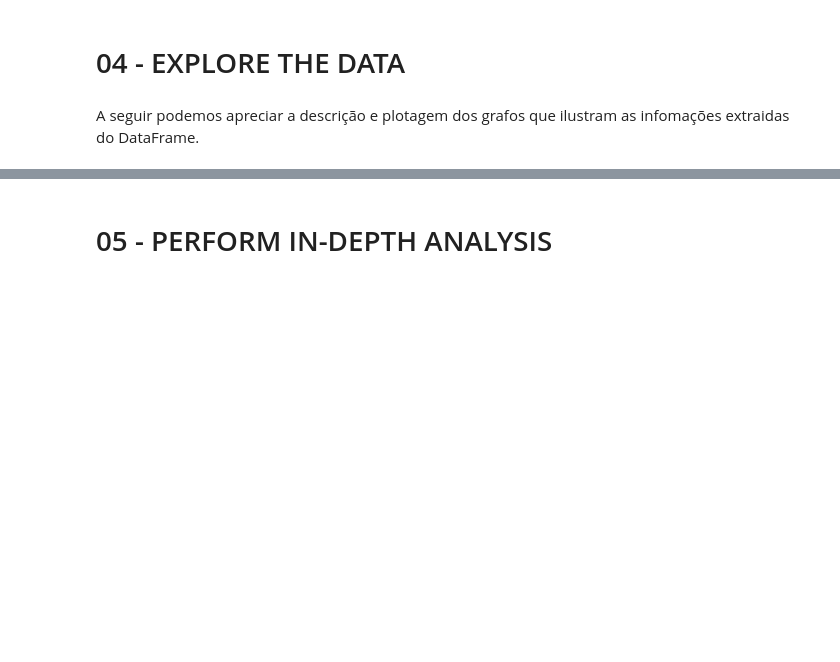
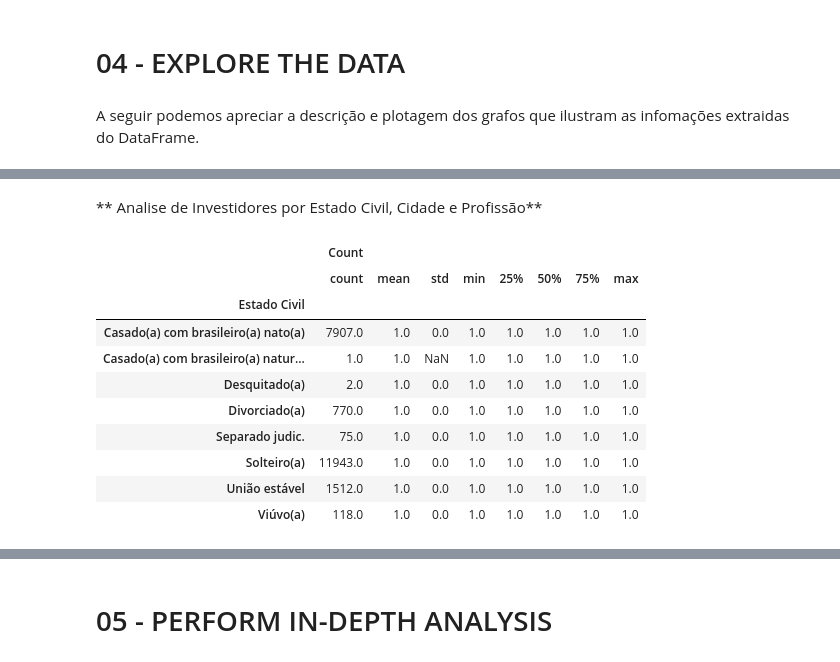
Before and after one commit to danielpiccoli1/notebooks-danielp, a Jupyter notebook: Trabalho_Final_Data_Science.ipynb, the cells around one changed output, grey strips where cells are left out. Saved outputs shown, nothing was run; the diff lists cells and outputs as text; code cells hidden in the pictures; blank space fills up the shorter version.

```diff
--- a/Trabalho_Final_Data_Science.ipynb
+++ b/Trabalho_Final_Data_Science.ipynb
@@ -197,3 +222,19 @@ for label, grp in grp_idade.groupby('Genero'):
+# %% [markdown]
+** Analise de Investidores por Estado Civil, Cidade e Profissão**
+# %%
+df.groupby('Estado Civil').describe()[['Count']]
+# %% [output]
+|  | Count |  |  |  |  |  |  |  |
+|  | count | mean | std | min | 25% | 50% | 75% | max |
+| Estado Civil |  |  |  |  |  |  |  |  |
+| Casado(a) com brasileiro(a) nato(a) | 7907.0 | 1.0 | 0.0 | 1.0 | 1.0 | 1.0 | 1.0 | 1.0 |
+| Casado(a) com brasileiro(a) natur... | 1.0 | 1.0 | NaN | 1.0 | 1.0 | 1.0 | 1.0 | 1.0 |
+| Desquitado(a) | 2.0 | 1.0 | 0.0 | 1.0 | 1.0 | 1.0 | 1.0 | 1.0 |
+| Divorciado(a) | 770.0 | 1.0 | 0.0 | 1.0 | 1.0 | 1.0 | 1.0 | 1.0 |
+| Separado judic. | 75.0 | 1.0 | 0.0 | 1.0 | 1.0 | 1.0 | 1.0 | 1.0 |
+| Solteiro(a) | 11943.0 | 1.0 | 0.0 | 1.0 | 1.0 | 1.0 | 1.0 | 1.0 |
+| União estável | 1512.0 | 1.0 | 0.0 | 1.0 | 1.0 | 1.0 | 1.0 | 1.0 |
+| Viúvo(a) | 118.0 | 1.0 | 0.0 | 1.0 | 1.0 | 1.0 | 1.0 | 1.0 |
 # %%
 df_ec = df.groupby('Estado Civil')['Idade'].count()
 df_ec[df_ec > 100].plot(kind='bar')
```
Also changed, not shown: parts of 16 cells of this notebook.
